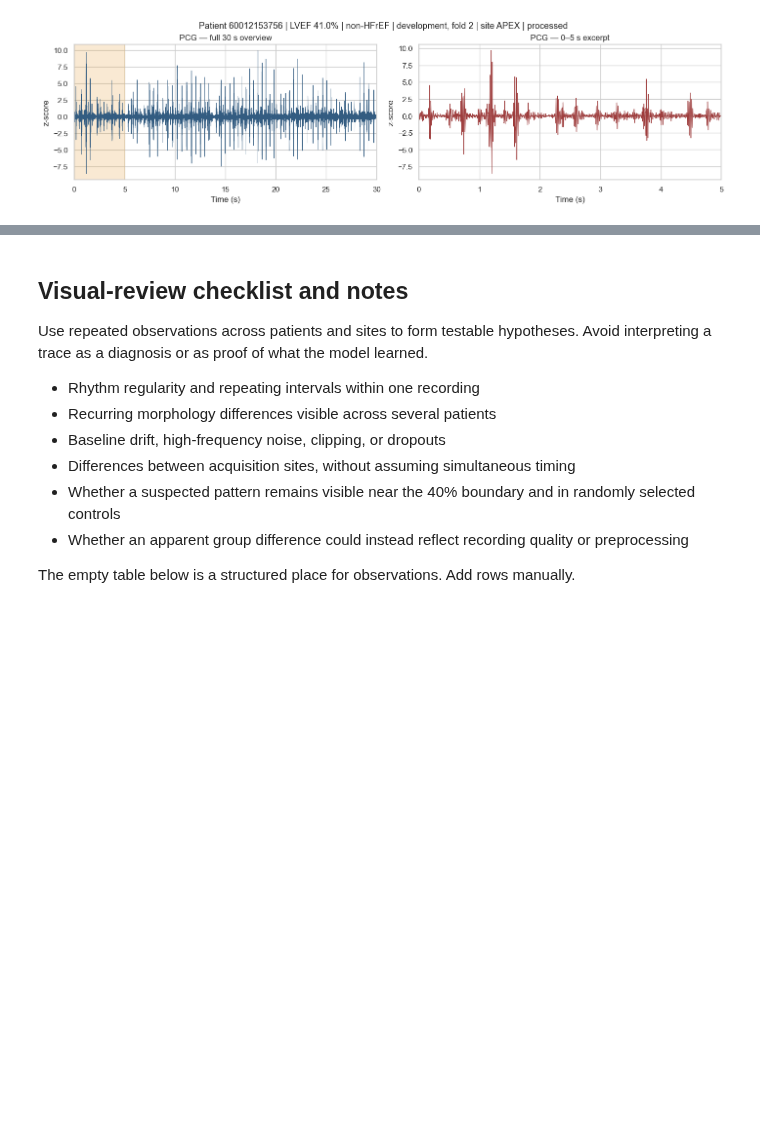
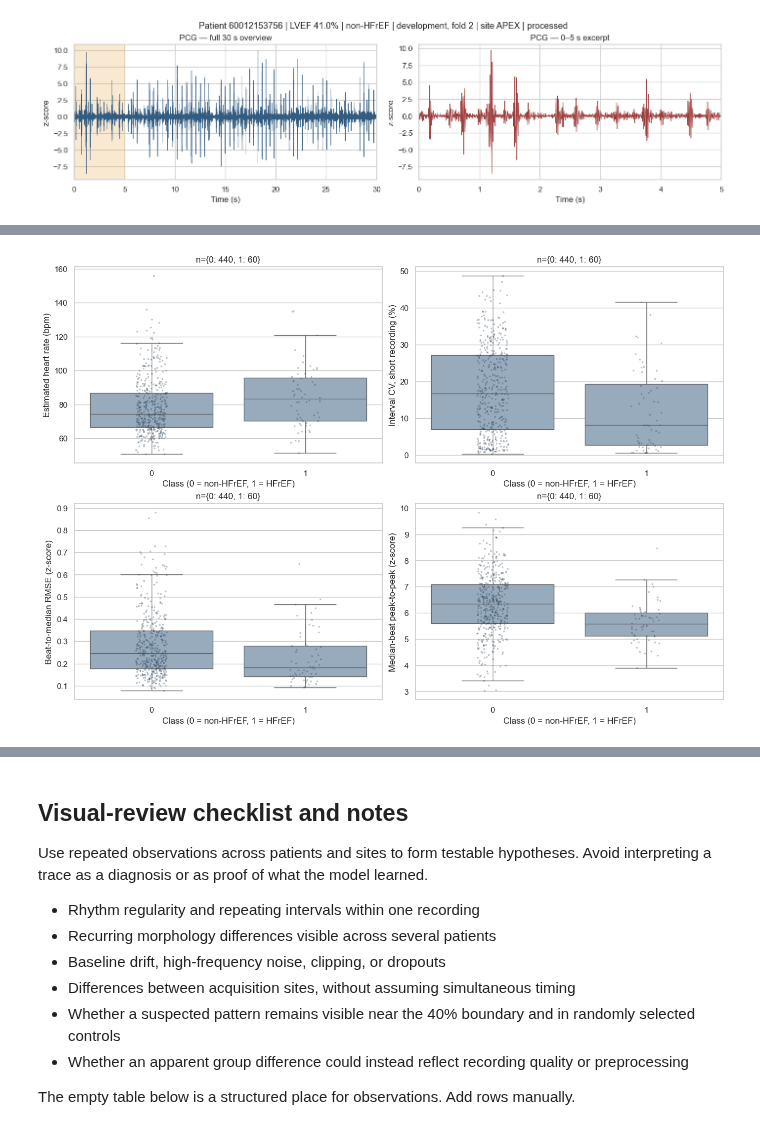
Before and after one commit to marwanelgharbawy/ecg-pcg-fusion-hfref, a Jupyter notebook: notebooks/4_signal_exploration.ipynb, the cells around one changed output, grey strips where cells are left out. Cells and saved outputs as stored; diff of their text form; code cells hidden in the pictures; blank space fills up the shorter version.

```diff
--- a/notebooks/4_signal_exploration.ipynb
+++ b/notebooks/4_signal_exploration.ipynb
@@ -9,6 +9,7 @@ The labels *lowest LVEF*, *highest LVEF*, and *non-HFrEF* describe only this dat
 
 The settings below control group size, random sampling, gallery pages, and the default signal window. The notebook works when launched from the project root or from `notebooks/`. Signals are loaded only when validation or a plot requests them.
 # %%
+from datetime import datetime
 from functools import lru_cache
 from pathlib import Path
 import sys
@@ -37,6 +38,10 @@ from src.preprocessing import (
     CHANNEL_ORDER, CHANNEL_ORDER_STRING, DURATION_SECONDS,
     ECG_FS, ECG_SAMPLES, PCG_FS, PCG_SAMPLES, butter_bandpass_filter,
 )
+from src.signal_analysis import (
+    beat_morphology_features, detect_ecg_beats, extract_aligned_beats,
+    pcg_envelope, summarize_ecg, summarize_processed_ecg,
+)
 
 GROUP_N = 10
 RANDOM_SEED = 42
@@ -46,6 +51,16 @@ DEFAULT_START_S = 0.0
 DEFAULT_DURATION_S = 5.0
 GALLERY_PAGE_SIZE = 4
 VALIDATE_ALL_SIGNAL_SHAPES = False
+REVIEW_WINDOWS = (0.0, 10.0, 20.0)
+BLIND_N_PER_CLASS = 10
+BEAT_PRE_SECONDS = 0.20
+BEAT_POST_SECONDS = 0.28
+DETECTOR_SETTINGS = {
+    'min_hr_bpm': 30, 'max_hr_bpm': 200,
+    'prominence_scale': 1.25, 'minimum_prominence': 1.5,
+    'minimum_beats': 3, 'minimum_plausible_fraction': 0.75,
+}
+ANALYSIS_OUTPUT_DIR = PROJECT_DIR / 'analysis_outputs'
 sns.set_theme(style='whitegrid', context='notebook')
 # %%
 PROCESSED_ROOT = PROJECT_DIR / 'data' / 'processed' / 'patient_4ch'
@@ -578,0 +1023,73 @@ _ = plot_patient(PCG_BOUNDARY_PATIENT, modality='PCG', site=DEFAULT_SITE,
+# %%
+PLOT_FEATURES = [
+    'estimated_heart_rate_bpm', 'rr_cv_percent_short_recording',
+    'beat_to_median_rmse_z', 'median_beat_peak_to_peak_z',
+]
+fig, axes = plt.subplots(2, 2, figsize=(13, 9), constrained_layout=True)
+for ax, feature in zip(axes.flat, PLOT_FEATURES):
+    sns.boxplot(data=patient_features, x='Label', y=feature, ax=ax, color='#91abc3', showfliers=False)
+    sns.stripplot(data=patient_features, x='Label', y=feature, ax=ax, color='#263d52', alpha=.30, size=2.5)
+    ax.set(xlabel='Class (0 = non-HFrEF, 1 = HFrEF)', ylabel=FEATURE_LABELS[feature],
+           title=f'n={patient_features.groupby("Label")[feature].count().to_dict()}')
+plt.show()
+
+fig, axes = plt.subplots(2, 2, figsize=(13, 9), constrained_layout=True)
+for ax, feature in zip(axes.flat, PLOT_FEATURES):
+    sns.scatterplot(data=patient_features, x='LVEF', y=feature, hue='Label', ax=ax,
+                    palette={0: '#4e79a7', 1: '#d14b40'}, alpha=.6, s=28, legend=False)
+    ax.axvline(.40, color='black', linestyle='--', linewidth=1)
+    ax.set(xlabel='Measured LVEF (fraction)', ylabel=FEATURE_LABELS[feature])
+plt.show()
+
+site_class_summary = (valid_site_features.groupby(['Site', 'Label'])
+                      .agg(Patient_site_rows=('Patient_ID', 'size'),
+                           Unique_patients=('Patient_ID', 'nunique'),
+                           **{feature: (feature, 'median') for feature in FEATURE_LABELS})
+                      .reset_index())
+fold_class_summary = (patient_features.groupby(['Fold', 'Label'])
+                      .agg(Patients=('Patient_ID', 'nunique'),
+                           **{feature: (feature, 'median') for feature in FEATURE_LABELS})
+                      .reset_index())
+display(site_class_summary)
+display(fold_class_summary)
+
+# Comparable-range sensitivity analysis with explicit, data-derived quality bounds.
+drift_limit = patient_features.baseline_drift_rms_ratio.quantile(.90)
+noise_limit = patient_features.high_frequency_rms_ratio.quantile(.90)
+comparable = patient_features[
+    patient_features.estimated_heart_rate_bpm.between(50, 120) &
+    patient_features.baseline_drift_rms_ratio.le(drift_limit) &
+    patient_features.high_frequency_rms_ratio.le(noise_limit) &
+    patient_features.valid_sites.ge(3)
+]
+print(f'Comparable subset: {len(comparable)} patients; class counts {comparable.Label.value_counts().sort_index().to_dict()}')
+print(f'Bounds: heart rate 50–120 bpm, baseline ratio <= {drift_limit:.3f}, high-frequency ratio <= {noise_limit:.3f}, >=3 valid sites.')
+comparable_effect_rows = []
+for feature, label in FEATURE_LABELS.items():
+    difference, low, high = bootstrap_median_difference(comparable, feature)
+    comparable_effect_rows.append({
+        'Feature': feature, 'Display_name': label,
+        'HFrEF_median': comparable.loc[comparable.Label.eq(1), feature].median(),
+        'non_HFrEF_median': comparable.loc[comparable.Label.eq(0), feature].median(),
+        'Median_difference_HFrEF_minus_non': difference,
+        'Bootstrap_95%_low': low, 'Bootstrap_95%_high': high,
+        'HFrEF_patients': comparable.loc[comparable.Label.eq(1), feature].notna().sum(),
+        'non_HFrEF_patients': comparable.loc[comparable.Label.eq(0), feature].notna().sum(),
+    })
+comparable_effect_table = pd.DataFrame(comparable_effect_rows)
+display(comparable_effect_table.style.format({
+    'HFrEF_median': '{:.3f}', 'non_HFrEF_median': '{:.3f}',
+    'Median_difference_HFrEF_minus_non': '{:.3f}',
+    'Bootstrap_95%_low': '{:.3f}', 'Bootstrap_95%_high': '{:.3f}',
+}))
+
+window_patient = (window_features[window_features.detection_status.eq('ok')]
+                  .groupby(['Patient_ID', 'Label', 'LVEF', 'Start_s'], as_index=False)
+                  [['estimated_heart_rate_bpm', 'beat_to_median_rmse_z']].median())
+window_spans = (window_patient.groupby(['Patient_ID', 'Label'], as_index=False)
+                .agg(heart_rate_window_span=('estimated_heart_rate_bpm', lambda x: x.max()-x.min()),
+                     beat_variability_window_span=('beat_to_median_rmse_z', lambda x: x.max()-x.min()),
+                     valid_windows=('Start_s', 'nunique')))
+display(window_spans.groupby('Label')[['heart_rate_window_span', 'beat_variability_window_span', 'valid_windows']].median())
+# %% [output]
+[figure, added]
```
Also changed, not shown: parts of 21 cells of this notebook, 3 other files.
